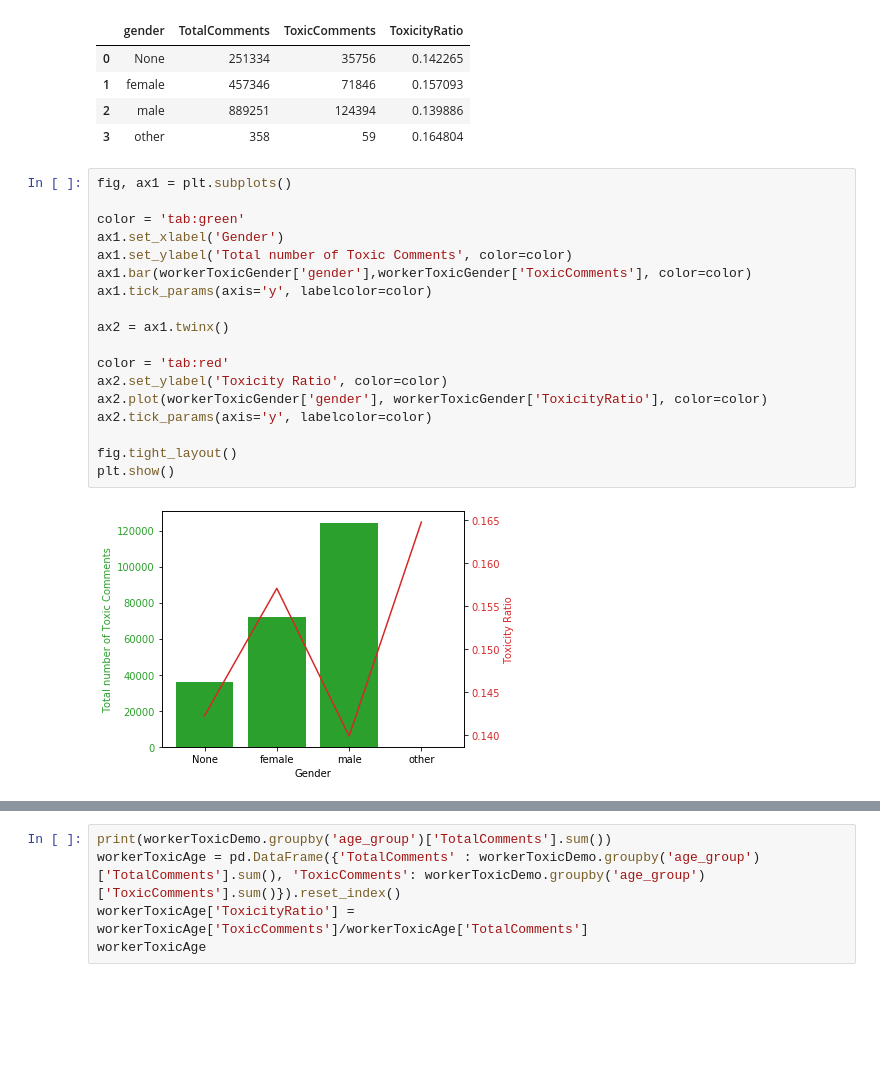
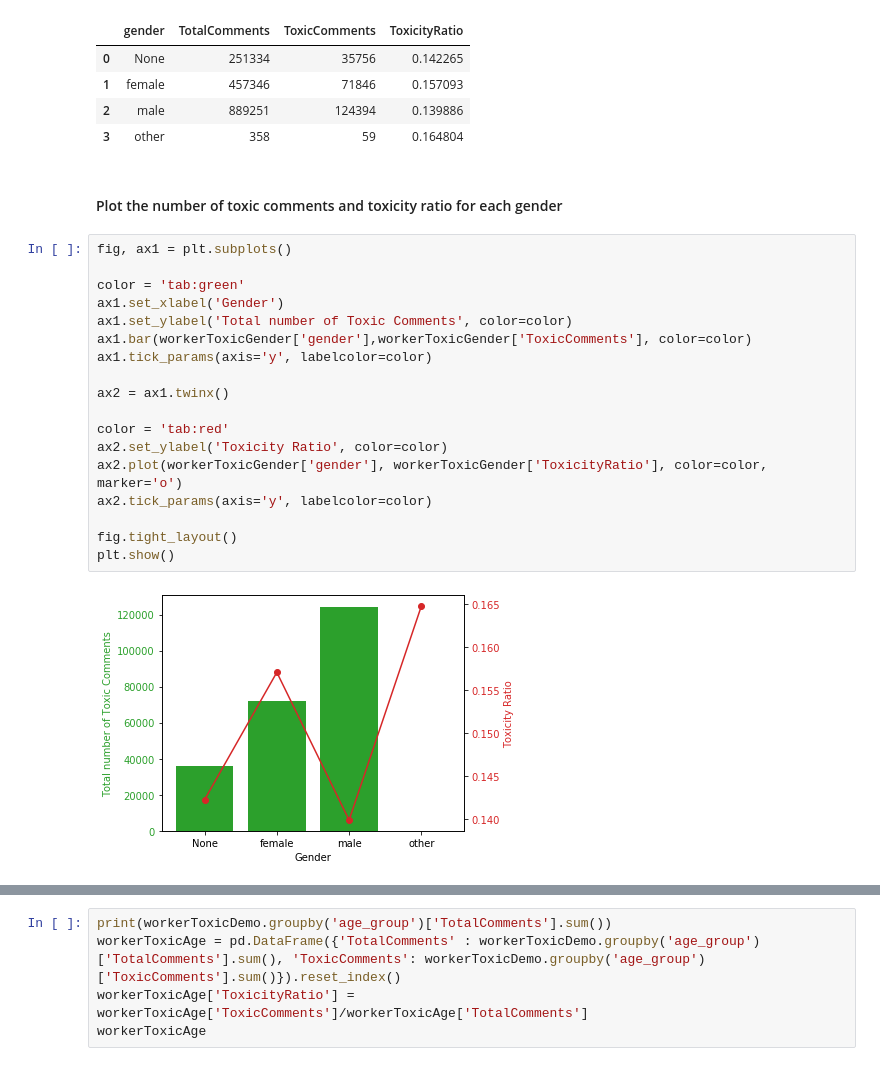
Before and after one commit to mayurgpt07/data-512, a Jupyter notebook: data-512-a2/Assignment 2.ipynb, the cells around one changed output, grey strips where cells are left out. Saved outputs shown, nothing was run; the diff lists cells and outputs as text; blank space fills up the shorter version.

Commit message:
First level comments added

```diff
--- a/data-512-a2/Assignment 2.ipynb
+++ b/data-512-a2/Assignment 2.ipynb
@@ -266,23 +254,25 @@ Name: TotalComments, dtype: int64
 | 1 | female | 457346 | 71846 | 0.157093 |
 | 2 | male | 889251 | 124394 | 0.139886 |
 | 3 | other | 358 | 59 | 0.164804 |
+# %% [markdown]
+#### Plot the number of toxic comments and toxicity ratio for each gender
 # %%
 fig, ax1 = plt.subplots()
 
 color = 'tab:green'
 ax1.set_xlabel('Gender')
 ax1.set_ylabel('Total number of Toxic Comments', color=color)
 ax1.bar(workerToxicGender['gender'],workerToxicGender['ToxicComments'], color=color)
 ax1.tick_params(axis='y', labelcolor=color)
 
 ax2 = ax1.twinx()
 
 color = 'tab:red'
 ax2.set_ylabel('Toxicity Ratio', color=color)
-ax2.plot(workerToxicGender['gender'], workerToxicGender['ToxicityRatio'], color=color)
+ax2.plot(workerToxicGender['gender'], workerToxicGender['ToxicityRatio'], color=color, marker='o')
 ax2.tick_params(axis='y', labelcolor=color)
 
 fig.tight_layout()
 plt.show()
 # %% [output]
-[figure, old version]
+[figure, new version]
```
Also changed, not shown: parts of 26 cells of this notebook.
